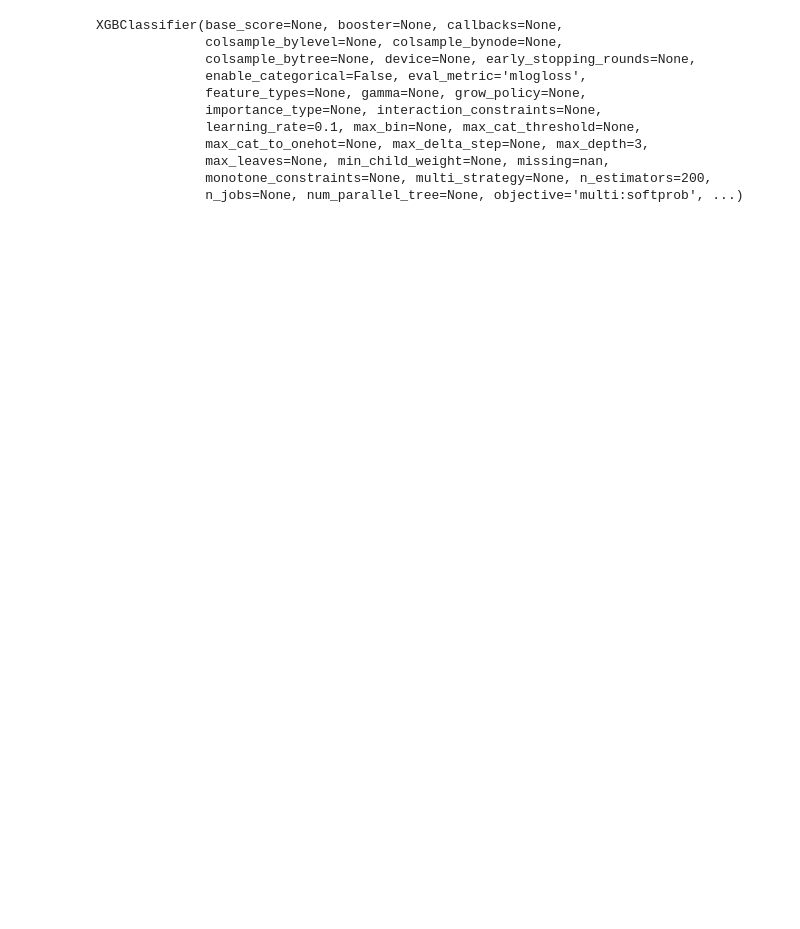
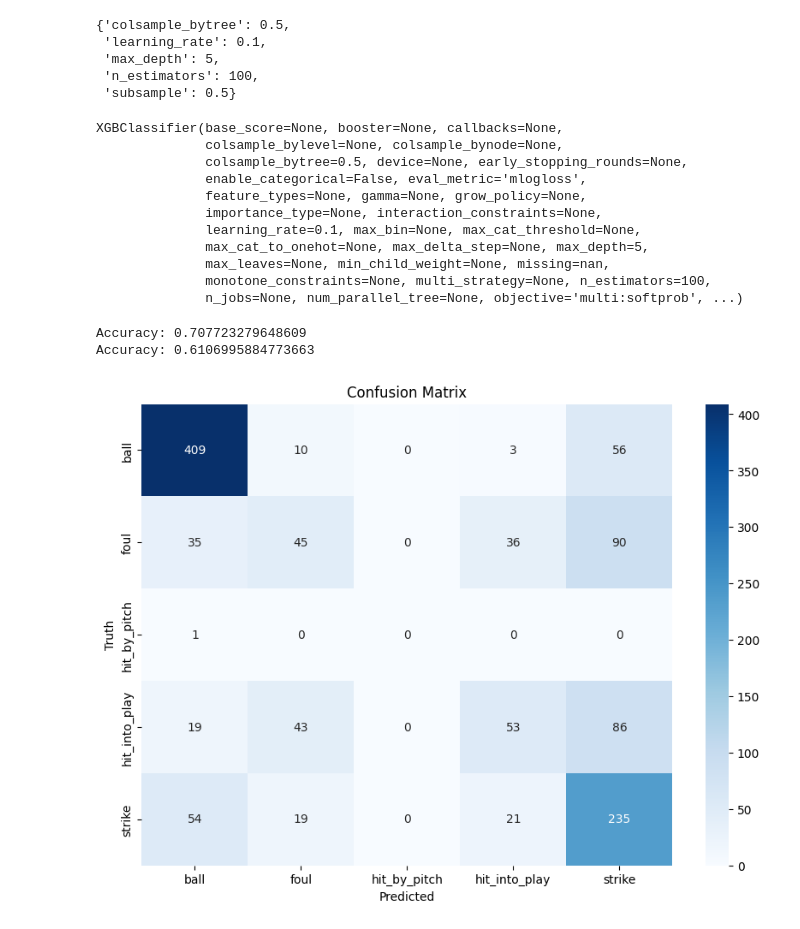
Before and after one commit to reecetec/mlb_simulator, a Jupyter notebook: notebooks/3.3-pitch-outcome-xgboost.ipynb, the cells around one changed output. Cells and saved outputs as stored; diff of their text form; code cells hidden in the pictures; blank space fills up the shorter version.

```diff
--- a/notebooks/3.3-pitch-outcome-xgboost.ipynb
+++ b/notebooks/3.3-pitch-outcome-xgboost.ipynb
@@ -187,25 +55,57 @@ Best Parameters: {'alpha': 0.5, 'lambda': 1.0, 'learning_rate': 0.1, 'max_depth'
+# %%
+grid_search.best_params_
+# %% [output]
+{'colsample_bytree': 0.5,
+ 'learning_rate': 0.1,
+ 'max_depth': 5,
+ 'n_estimators': 100,
+ 'subsample': 0.5}
 # %%
-params = {
-    'objective' : 'multi:softprob',
-    'eval_metric': 'mlogloss',
-    'learning_rate': 0.1,
-    'max_depth': 3,
-    'n_estimators': 200
-}
-clf = xgb.XGBClassifier(**params)
+params = {'colsample_bytree': 0.5,
+ 'learning_rate': 0.1,
+ 'max_depth': 5,
+ 'n_estimators': 100,
+ 'subsample': 0.5}
+clf = xgb.XGBClassifier(objective='multi:softprob', eval_metric='mlogloss', **params)
 clf.fit(X_train, y_train)
 # %% [output]
 XGBClassifier(base_score=None, booster=None, callbacks=None,
               colsample_bylevel=None, colsample_bynode=None,
-              colsample_bytree=None, device=None, early_stopping_rounds=None,
+              colsample_bytree=0.5, device=None, early_stopping_rounds=None,
               enable_categorical=False, eval_metric='mlogloss',
               feature_types=None, gamma=None, grow_policy=None,
               importance_type=None, interaction_constraints=None,
               learning_rate=0.1, max_bin=None, max_cat_threshold=None,
-              max_cat_to_onehot=None, max_delta_step=None, max_depth=3,
+              max_cat_to_onehot=None, max_delta_step=None, max_depth=5,
               max_leaves=None, min_child_weight=None, missing=nan,
-              monotone_constraints=None, multi_strategy=None, n_estimators=200,
+              monotone_constraints=None, multi_strategy=None, n_estimators=100,
               n_jobs=None, num_parallel_tree=None, objective='multi:softprob', ...)
+# %%
+from sklearn.metrics import accuracy_score, classification_report, confusion_matrix
+print("Accuracy:", accuracy_score(y_train, clf.predict(X_train)))
+print("Accuracy:", accuracy_score(y_test, clf.predict(X_test)))
+
+target_col = 'pitch_outcome'
+
+y_test_lab = encoders[target_col].inverse_transform(y_test[target_col])
+y_pred_lab = encoders[target_col].inverse_transform(clf.predict(X_test))
+
+unique_labels = np.unique(np.concatenate((y_test_lab, y_pred_lab)))
+cm = confusion_matrix(y_test_lab, y_pred_lab)
+
+import matplotlib.pyplot as plt
+import seaborn as sns
+# Plot confusion matrix
+plt.figure(figsize=(10, 7))
+sns.heatmap(cm, annot=True, fmt="d", cmap="Blues", xticklabels=unique_labels, yticklabels=unique_labels)
+plt.xlabel("Predicted")
+plt.ylabel("Truth")
+plt.title("Confusion Matrix")
+plt.show()
+# %% [output]
+Accuracy: 0.707723279648609
+Accuracy: 0.6106995884773663
+[figure, added]
 # %%
 xgb.plot_importance(clf)
 # %% [output]
```
Also changed, not shown: parts of 22 cells of this notebook, 8 other files.
